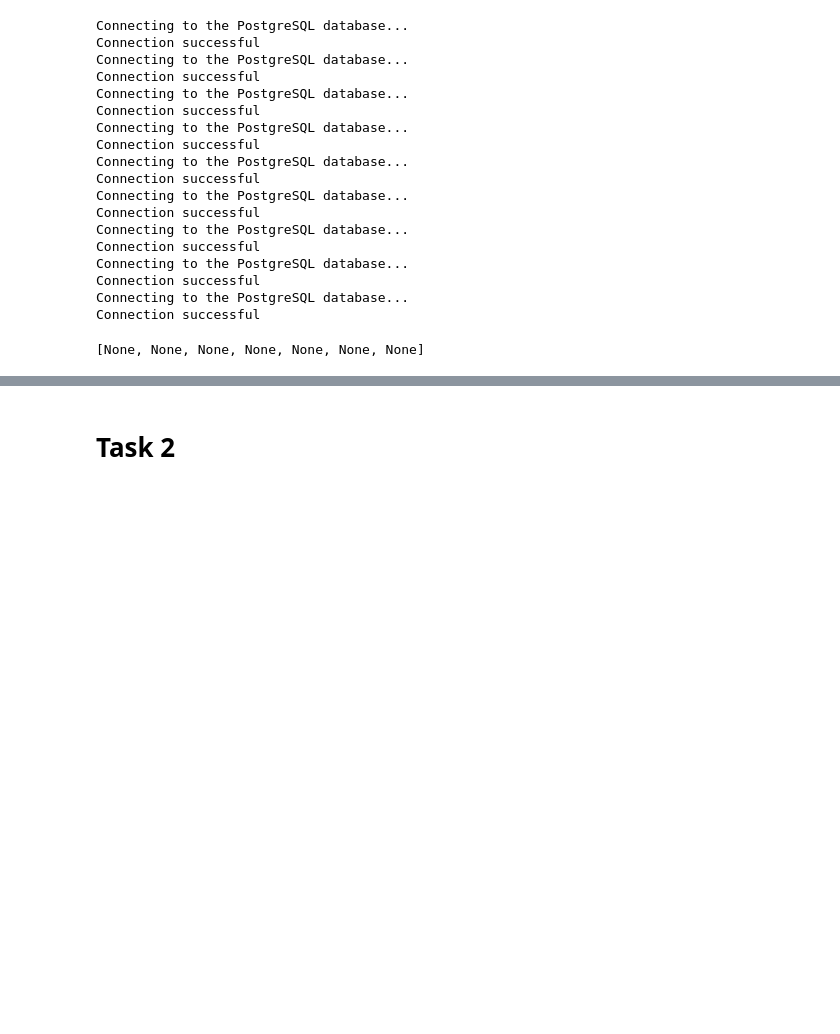
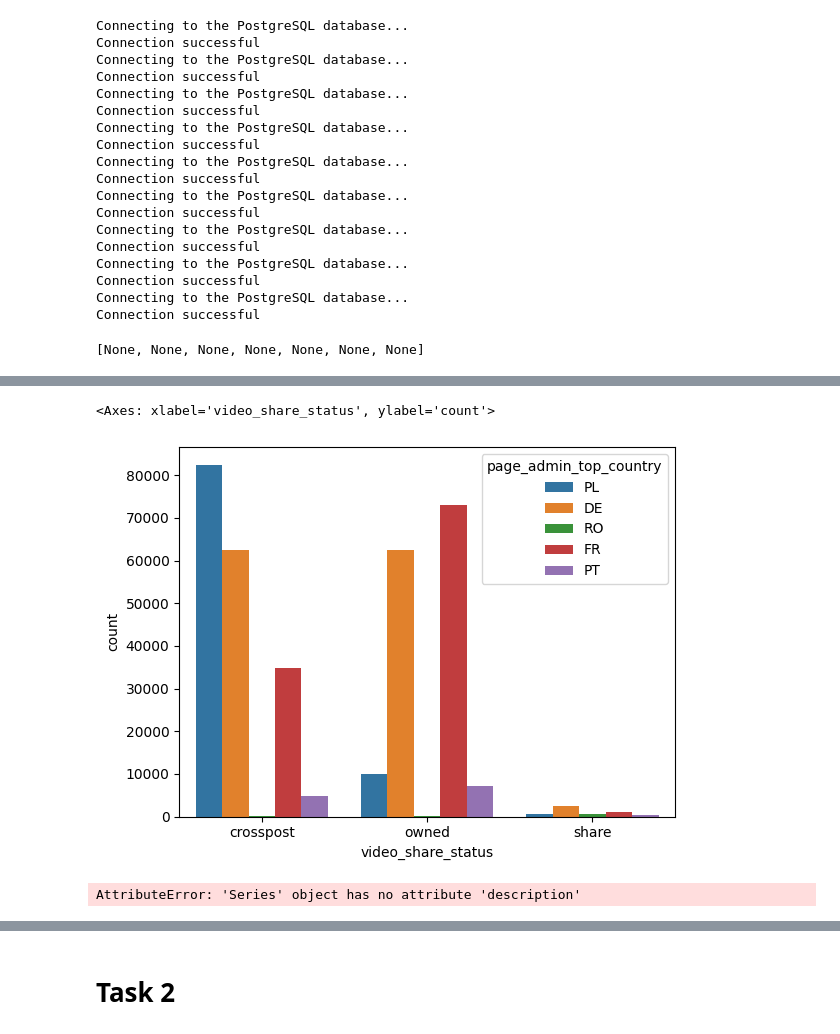
Before and after one commit to anuota/DW_Challenge, a Jupyter notebook: notebooks/Anya_DE.ipynb, the cells around one changed output, grey strips where cells are left out. Drawn from its saved outputs; the diff is of its cells as text; code cells hidden in the pictures; blank space fills up the shorter version.

```diff
--- a/notebooks/Anya_DE.ipynb
+++ b/notebooks/Anya_DE.ipynb
@@ -182,0 +245,14 @@ execute_query(conn, 'SELECT Page_Name User_Name FROM new_table')
+# %%
+import seaborn as sns
+# page admins in Poland tend to crosspost video content
+# while french prefer to post their own video content
+# german admins crosspost and share their own video content in equal proportions
+#
+sns.countplot(hue=df_new['page_admin_top_country'],x=df_new['video_share_status'])
+# %% [output]
+<Axes: xlabel='video_share_status', ylabel='count'>
+[figure, added]
+# %%
+df_new['video_length'].description()
+# %% [output]
+AttributeError: 'Series' object has no attribute 'description'
```
Also changed, not shown: parts of 17 cells of this notebook, 1 other file.
